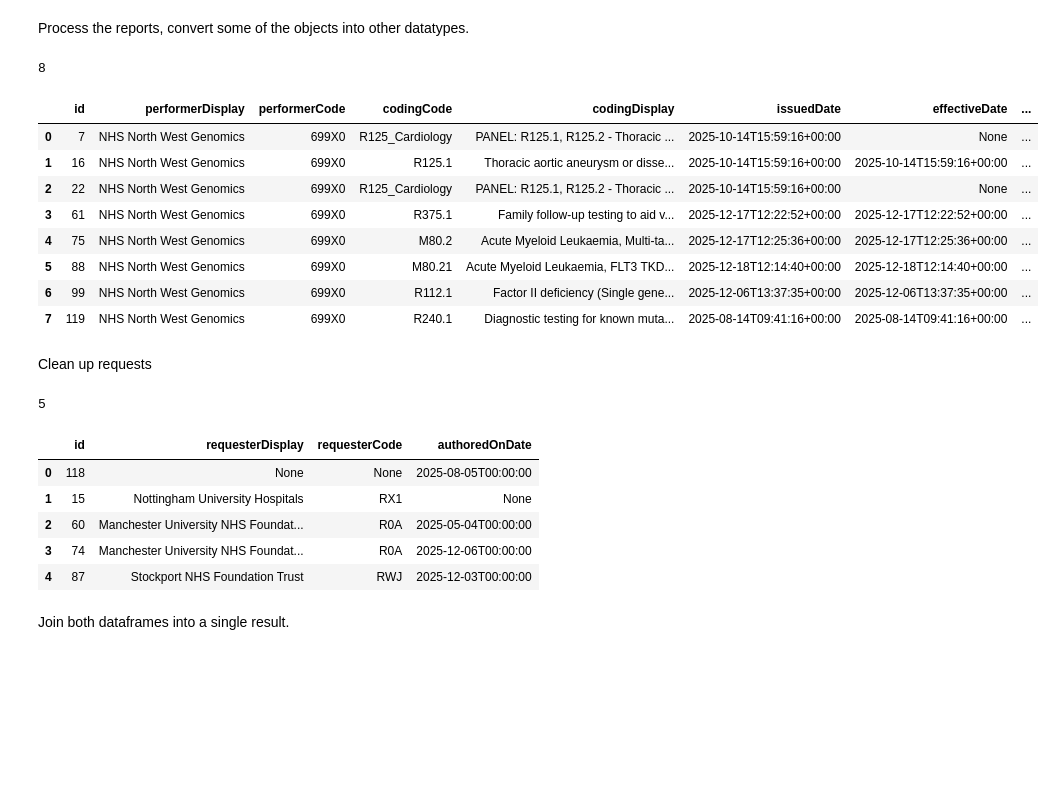
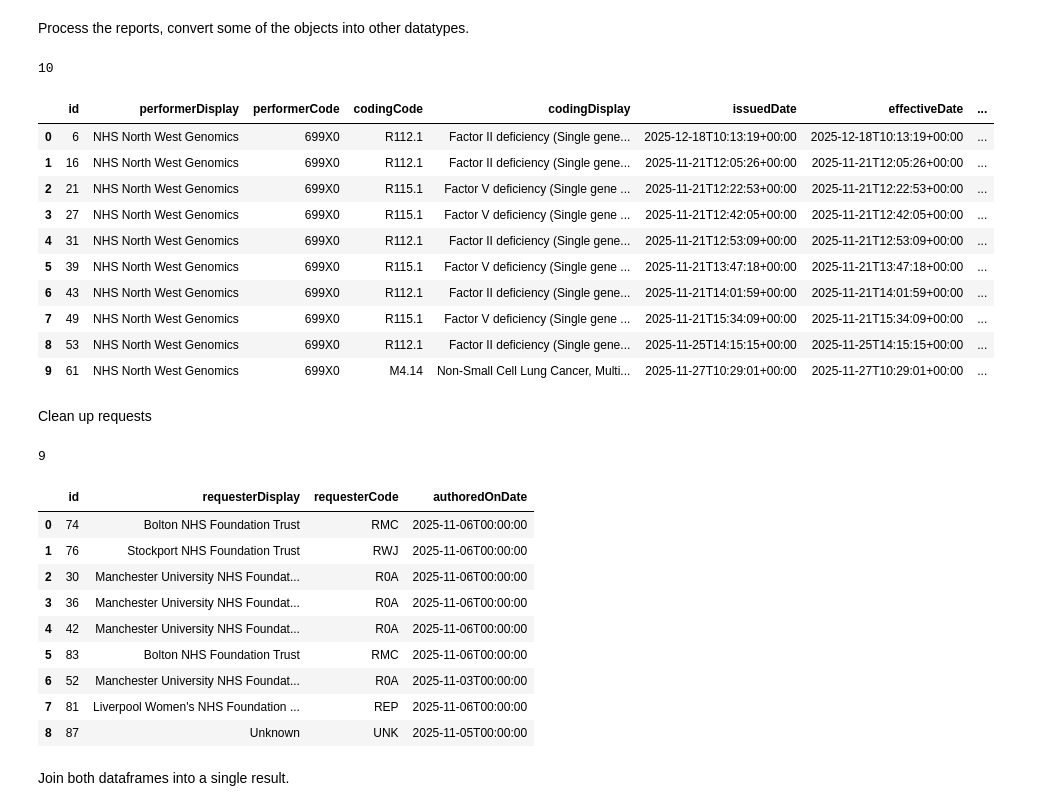
Before and after one commit to nw-gmsa/FHIR-Examples, a Jupyter notebook: jupyter/Notebooks/HelloWorldREST.ipynb, the cells around one changed output. Cells and saved outputs as stored; diff of their text form; code cells hidden in the pictures; blank space fills up the shorter version.

```diff
--- a/jupyter/Notebooks/HelloWorldREST.ipynb
+++ b/jupyter/Notebooks/HelloWorldREST.ipynb
@@ -96,12 +85,12 @@ import pandas as pd
 
 api_url = server + "DiagnosticReport?_count=50"
 response = requests.get(api_url, auth=HTTPBasicAuth(fhir_username, fhir_password))
-responseJSON = response.json()
+response1JSON = response.json()
 
-print(responseJSON['total'])
+print(response1JSON['total'])
 
 reports = []
-for entry in responseJSON['entry']:
+for entry in response1JSON['entry']:
     #print(entry['resource'])
     print(entry['resource']['resourceType'], entry['resource']['issued'] )
     report = dr.DiagnosticReport(entry['resource'])
@@ -133,22 +122,24 @@ We can include the order which in FHIR is held in ServiceRequest by including th
 # %%
 import fhirclient.models.servicerequest as sr
 
-api_url = server + "DiagnosticReport?_include=DiagnosticReport:based-on&_count=50"
+api_url = server + "DiagnosticReport?_include=DiagnosticReport:based-on"
 response = requests.get(api_url, auth=HTTPBasicAuth(fhir_username, fhir_password))
-responseJSON = response.json()
+responseInclude = response.json()
 
-print(responseJSON['total'])
+#print(responseInclude)
+print(responseInclude['total'])
 
-reports = []
-requests = []
-for entry in responseJSON['entry']:
+serviceRequests = []
+diagnosticReports = []
+for entry in responseInclude['entry']:
+
     if entry['resource']['resourceType'] == 'DiagnosticReport':
         report = dr.DiagnosticReport(entry['resource'])
-        reports.append(report)
+        diagnosticReports.append(report)
     if entry['resource']['resourceType'] == 'ServiceRequest':
         request = sr.ServiceRequest(entry['resource'])
-        requests.append(request)
+        serviceRequests.append(request)
 
-print("ServiceRequest = " + str(len(requests)))
-print("DiagnosticReport = " + str(len(reports)))
+print("ServiceRequest = " + str(len(serviceRequests)))
+print("DiagnosticReport = " + str(len(diagnosticReports)))
 # %% [output]
@@ -186,48 +186,50 @@ def codeDisplay(concept):
         code = coding.display
 
     return code
 
 def issued(issued):
     if issued == None:
         return None
     return issued.isostring
 
 def serviceRequest(my_list):
     sr = None
     if my_list != None:
         for item in my_list:
             if item.reference != None:
                 sr = item.reference.replace('ServiceRequest/', '')
     return sr
 
-print(len(reports))
-dfDR = pd.DataFrame([vars(s) for s in reports])
+print(len(diagnosticReports))
+dfDR = pd.DataFrame([vars(s) for s in diagnosticReports])
 
 dfDR['performerDisplay'] = dfDR['performer'].apply(performer)
 dfDR['performerCode'] = dfDR['performer'].apply(performerCode)
 dfDR['codingCode'] = dfDR['code'].apply(codeCode)
 dfDR['codingDisplay'] = dfDR['code'].apply(codeDisplay)
 dfDR['issuedDate'] = dfDR['issued'].apply(issued)
 dfDR['effectiveDate'] = dfDR['effectiveDateTime'].apply(issued)
 dfDR['serviceRequestId'] = dfDR['basedOn'].apply(serviceRequest)
 
 dfDiagnosticReport = dfDR[['id','performerDisplay','performerCode','codingCode', 'codingDisplay', 'issuedDate', 'effectiveDate', 'serviceRequestId']]
 dfDiagnosticReport
 # %% [output]
-8
+10
 |  | id | performerDisplay | performerCode | codingCode | codingDisplay | issuedDate | effectiveDate | ... |
-| 0 | 7 | NHS North West Genomics | 699X0 | R125_Cardiology | PANEL: R125.1, R125.2 - Thoracic ... | 2025-10-14T15:59:16+00:00 | None | ... |
-| 1 | 16 | NHS North West Genomics | 699X0 | R125.1 | Thoracic aortic aneurysm or disse... | 2025-10-14T15:59:16+00:00 | 2025-10-14T15:59:16+00:00 | ... |
-| 2 | 22 | NHS North West Genomics | 699X0 | R125_Cardiology | PANEL: R125.1, R125.2 - Thoracic ... | 2025-10-14T15:59:16+00:00 | None | ... |
-| 3 | 61 | NHS North West Genomics | 699X0 | R375.1 | Family follow-up testing to aid v... | 2025-12-17T12:22:52+00:00 | 2025-12-17T12:22:52+00:00 | ... |
-| 4 | 75 | NHS North West Genomics | 699X0 | M80.2 | Acute Myeloid Leukaemia, Multi-ta... | 2025-12-17T12:25:36+00:00 | 2025-12-17T12:25:36+00:00 | ... |
-| 5 | 88 | NHS North West Genomics | 699X0 | M80.21 | Acute Myeloid Leukaemia, FLT3 TKD... | 2025-12-18T12:14:40+00:00 | 2025-12-18T12:14:40+00:00 | ... |
-| 6 | 99 | NHS North West Genomics | 699X0 | R112.1 | Factor II deficiency (Single gene... | 2025-12-06T13:37:35+00:00 | 2025-12-06T13:37:35+00:00 | ... |
-| 7 | 119 | NHS North West Genomics | 699X0 | R240.1 | Diagnostic testing for known muta... | 2025-08-14T09:41:16+00:00 | 2025-08-14T09:41:16+00:00 | ... |
+| 0 | 6 | NHS North West Genomics | 699X0 | R112.1 | Factor II deficiency (Single gene... | 2025-12-18T10:13:19+00:00 | 2025-12-18T10:13:19+00:00 | ... |
+| 1 | 16 | NHS North West Genomics | 699X0 | R112.1 | Factor II deficiency (Single gene... | 2025-11-21T12:05:26+00:00 | 2025-11-21T12:05:26+00:00 | ... |
+| 2 | 21 | NHS North West Genomics | 699X0 | R115.1 | Factor V deficiency (Single gene ... | 2025-11-21T12:22:53+00:00 | 2025-11-21T12:22:53+00:00 | ... |
+| 3 | 27 | NHS North West Genomics | 699X0 | R115.1 | Factor V deficiency (Single gene ... | 2025-11-21T12:42:05+00:00 | 2025-11-21T12:42:05+00:00 | ... |
+| 4 | 31 | NHS North West Genomics | 699X0 | R112.1 | Factor II deficiency (Single gene... | 2025-11-21T12:53:09+00:00 | 2025-11-21T12:53:09+00:00 | ... |
+| 5 | 39 | NHS North West Genomics | 699X0 | R115.1 | Factor V deficiency (Single gene ... | 2025-11-21T13:47:18+00:00 | 2025-11-21T13:47:18+00:00 | ... |
+| 6 | 43 | NHS North West Genomics | 699X0 | R112.1 | Factor II deficiency (Single gene... | 2025-11-21T14:01:59+00:00 | 2025-11-21T14:01:59+00:00 | ... |
+| 7 | 49 | NHS North West Genomics | 699X0 | R115.1 | Factor V deficiency (Single gene ... | 2025-11-21T15:34:09+00:00 | 2025-11-21T15:34:09+00:00 | ... |
+| 8 | 53 | NHS North West Genomics | 699X0 | R112.1 | Factor II deficiency (Single gene... | 2025-11-25T14:15:15+00:00 | 2025-11-25T14:15:15+00:00 | ... |
+| 9 | 61 | NHS North West Genomics | 699X0 | M4.14 | Non-Small Cell Lung Cancer, Multi... | 2025-11-27T10:29:01+00:00 | 2025-11-27T10:29:01+00:00 | ... |
 # %% [markdown]
 Clean up requests
 # %%
-print(len(requests))
+print(len(serviceRequests))
 
 def requester(item):
     performr = None
@@ -241,7 +243,7 @@ def requesterCode(item):
         performr = item.identifier.value
     return performr
 
-dfSR = pd.DataFrame([vars(s) for s in requests])
+dfSR = pd.DataFrame([vars(s) for s in serviceRequests])
 dfSR['requesterDisplay'] = dfSR['requester'].apply(requester)
 dfSR['requesterCode'] = dfSR['requester'].apply(requesterCode)
 dfSR['authoredOnDate'] = dfSR['authoredOn'].apply(issued)
@@ -249,13 +251,17 @@ dfSR['authoredOnDate'] = dfSR['authoredOn'].apply(issued)
 dfServiceRequest = dfSR[['id','requesterDisplay','requesterCode','authoredOnDate']]
 dfServiceRequest
 # %% [output]
-5
+9
 |  | id | requesterDisplay | requesterCode | authoredOnDate |
-| 0 | 118 | None | None | 2025-08-05T00:00:00 |
-| 1 | 15 | Nottingham University Hospitals | RX1 | None |
-| 2 | 60 | Manchester University NHS Foundat... | R0A | 2025-05-04T00:00:00 |
-| 3 | 74 | Manchester University NHS Foundat... | R0A | 2025-12-06T00:00:00 |
-| 4 | 87 | Stockport NHS Foundation Trust | RWJ | 2025-12-03T00:00:00 |
+| 0 | 74 | Bolton NHS Foundation Trust | RMC | 2025-11-06T00:00:00 |
+| 1 | 76 | Stockport NHS Foundation Trust | RWJ | 2025-11-06T00:00:00 |
+| 2 | 30 | Manchester University NHS Foundat... | R0A | 2025-11-06T00:00:00 |
+| 3 | 36 | Manchester University NHS Foundat... | R0A | 2025-11-06T00:00:00 |
+| 4 | 42 | Manchester University NHS Foundat... | R0A | 2025-11-06T00:00:00 |
+| 5 | 83 | Bolton NHS Foundation Trust | RMC | 2025-11-06T00:00:00 |
+| 6 | 52 | Manchester University NHS Foundat... | R0A | 2025-11-03T00:00:00 |
+| 7 | 81 | Liverpool Women's NHS Foundation ... | REP | 2025-11-06T00:00:00 |
+| 8 | 87 | Unknown | UNK | 2025-11-05T00:00:00 |
 # %% [markdown]
 Join both dataframes into a single result.
 # %%
```
Also changed, not shown: parts of 7 cells of this notebook.
